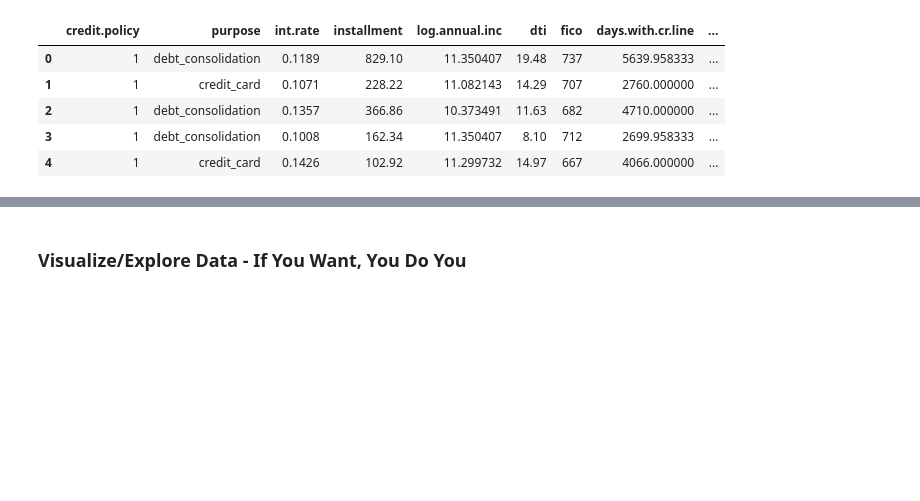
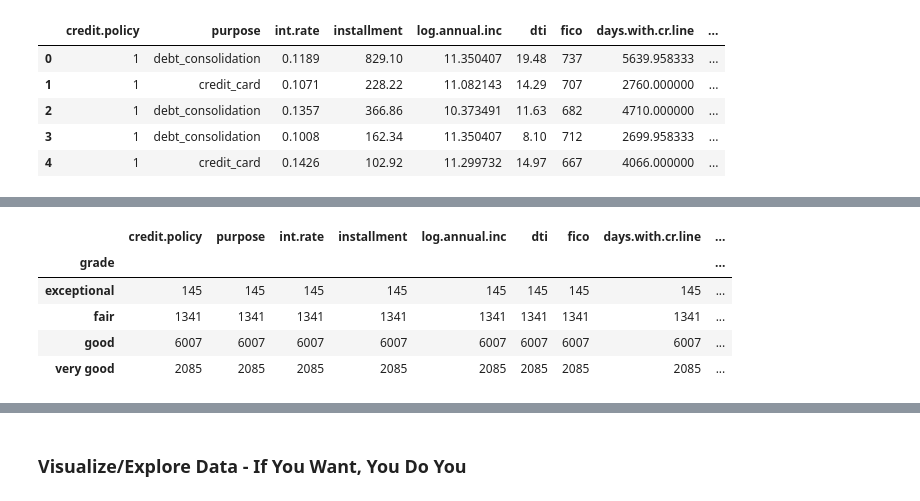
Before and after one commit to twelsah2011/DATA_3450_Quiz_2, a Jupyter notebook: quiz_2_1221_start.ipynb, the cells around one changed output, grey strips where cells are left out. Saved outputs shown, nothing was run; the diff lists cells and outputs as text; code cells hidden in the pictures; blank space fills up the shorter version.

```diff
--- a/quiz_2_1221_start.ipynb
+++ b/quiz_2_1221_start.ipynb
@@ -62,0 +194,11 @@ df.head()
+# %%
+tmp = df.groupby(by=['grade'])
+g1 = tmp.count()
+g1
+# %% [output]
+|  | credit.policy | purpose | int.rate | installment | log.annual.inc | dti | fico | days.with.cr.line | ... |
+| grade |  |  |  |  |  |  |  |  | ... |
+| exceptional | 145 | 145 | 145 | 145 | 145 | 145 | 145 | 145 | ... |
+| fair | 1341 | 1341 | 1341 | 1341 | 1341 | 1341 | 1341 | 1341 | ... |
+| good | 6007 | 6007 | 6007 | 6007 | 6007 | 6007 | 6007 | 6007 | ... |
+| very good | 2085 | 2085 | 2085 | 2085 | 2085 | 2085 | 2085 | 2085 | ... |
```
Also changed, not shown: parts of 15 cells of this notebook.
